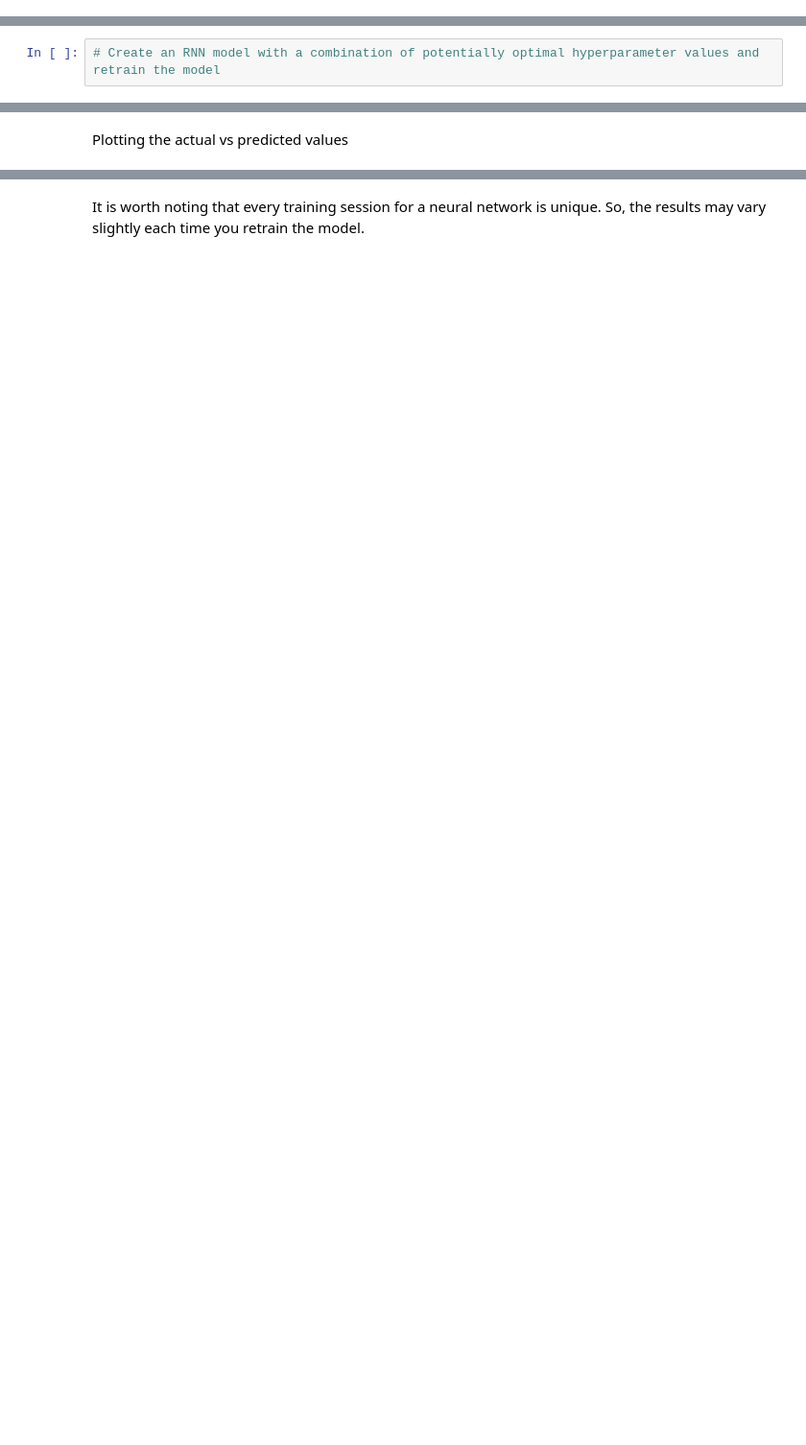
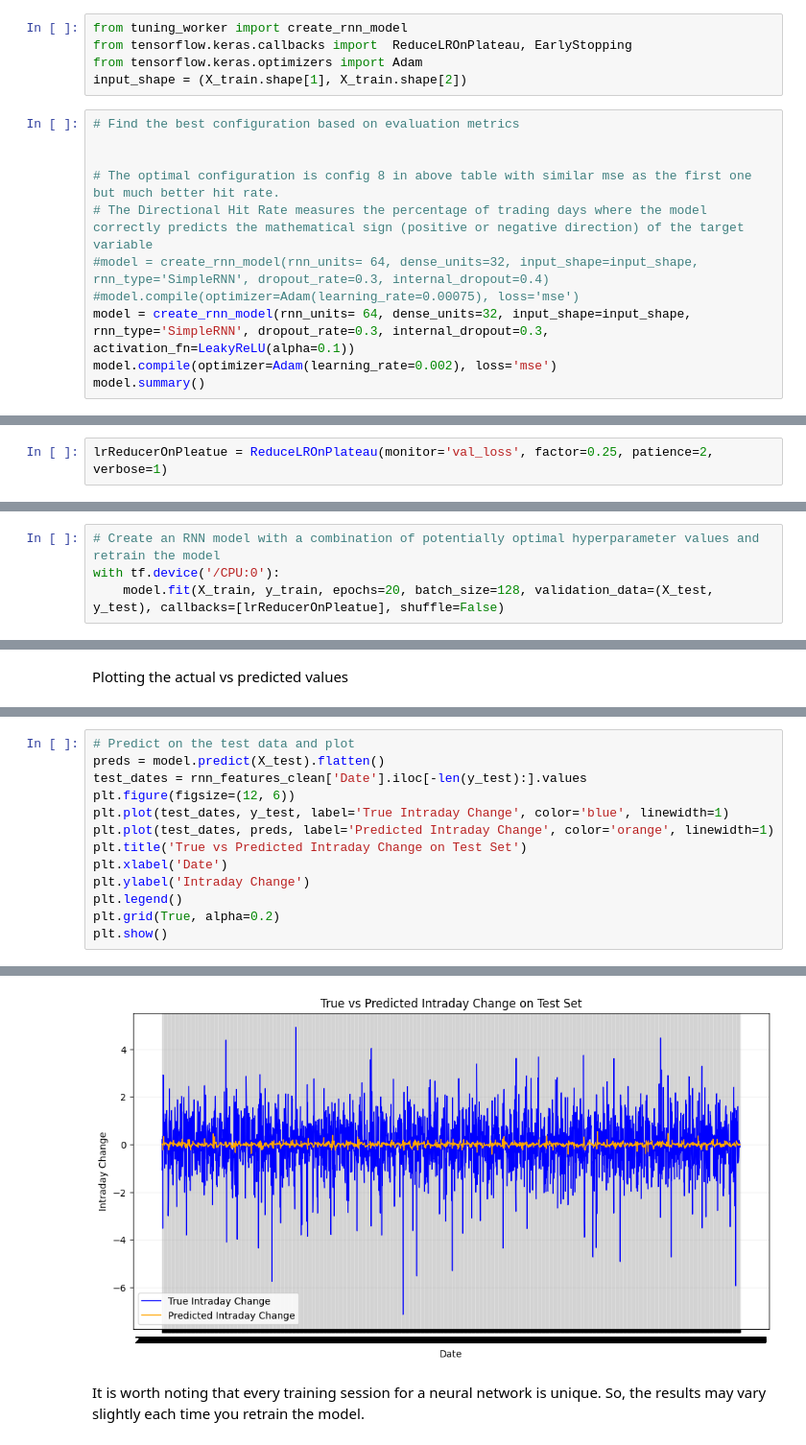
Before and after one commit to VFulara/RNN_Stock_Price_Prediction, a Jupyter notebook: RNN_Assg_Stock_Price_Prediction_Starter.ipynb, the cells around one changed output, grey strips where cells are left out. Shown at 96% size. Drawn from its saved outputs; the diff is of its cells as text; blank space fills up the shorter version.

```diff
--- a/RNN_Assg_Stock_Price_Prediction_Starter.ipynb
+++ b/RNN_Assg_Stock_Price_Prediction_Starter.ipynb
@@ -392,0 +761,16 @@ Perform hyperparameter tuning to find the optimal network configuration.
+# %%
+from tuning_worker import create_rnn_model
+from tensorflow.keras.callbacks import  ReduceLROnPlateau, EarlyStopping
+from tensorflow.keras.optimizers import Adam
+input_shape = (X_train.shape[1], X_train.shape[2])
+# %%
+# Find the best configuration based on evaluation metrics
+
+
+# The optimal configuration is config 8 in above table with similar mse as the first one but much better hit rate.
+# The Directional Hit Rate measures the percentage of trading days where the model correctly predicts the mathematical sign (positive or negative direction) of the target variable
+#model = create_rnn_model(rnn_units= 64, dense_units=32, input_shape=input_shape, rnn_type='SimpleRNN', dropout_rate=0.3, internal_dropout=0.4)
+#model.compile(optimizer=Adam(learning_rate=0.00075), loss='mse')
+model = create_rnn_model(rnn_units= 64, dense_units=32, input_shape=input_shape, rnn_type='SimpleRNN', dropout_rate=0.3, internal_dropout=0.3, activation_fn=LeakyReLU(alpha=0.1))
+model.compile(optimizer=Adam(learning_rate=0.002), loss='mse')
+model.summary()
@@ -393,5 +795,9 @@ Perform hyperparameter tuning to find the optimal network configuration.
+# %%
+lrReducerOnPleatue = ReduceLROnPlateau(monitor='val_loss', factor=0.25, patience=2, verbose=1)
 # %% [markdown]
 #### **2.1.3** <font color =red> [3 marks] </font>
 Run for optimal Simple RNN Model and show final results.
 # %%
 # Create an RNN model with a combination of potentially optimal hyperparameter values and retrain the model
+with tf.device('/CPU:0'):
+    model.fit(X_train, y_train, epochs=20, batch_size=128, validation_data=(X_test, y_test), callbacks=[lrReducerOnPleatue], shuffle=False)
@@ -401,0 +824,14 @@ Plotting the actual vs predicted values
+# %%
+# Predict on the test data and plot
+preds = model.predict(X_test).flatten()
+test_dates = rnn_features_clean['Date'].iloc[-len(y_test):].values
+plt.figure(figsize=(12, 6))
+plt.plot(test_dates, y_test, label='True Intraday Change', color='blue', linewidth=1)
+plt.plot(test_dates, preds, label='Predicted Intraday Change', color='orange', linewidth=1)
+plt.title('True vs Predicted Intraday Change on Test Set')
+plt.xlabel('Date')
+plt.ylabel('Intraday Change')
+plt.legend()
+plt.grid(True, alpha=0.2)
+plt.show()
+# %% [output]
@@ -402,2 +839,3 @@ Plotting the actual vs predicted values
+[figure, added]
 # %% [markdown]
 It is worth noting that every training session for a neural network is unique. So, the results may vary slightly each time you retrain the model.
```
Also changed, not shown: parts of 54 cells of this notebook, 1 other file.
